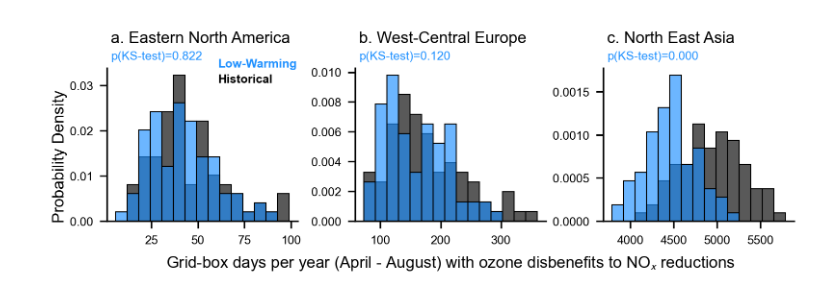
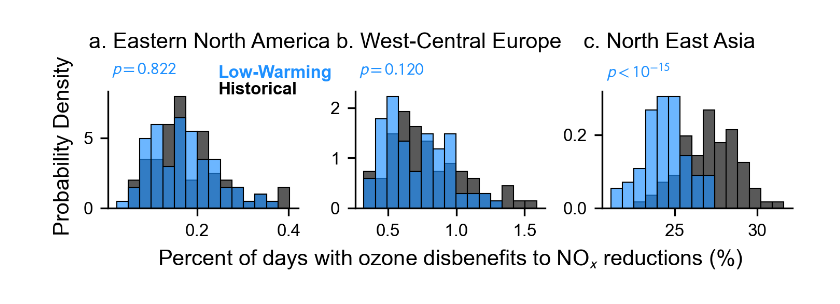
Before and after one commit to emmleroy/future-climate-ozone-sensitivity, a Jupyter notebook: figures_paper/Fig2_and_S4_new.ipynb, the cells around one changed output. Saved outputs shown, nothing was run; the diff lists cells and outputs as text; code cells hidden in the pictures.

```diff
--- a/figures_paper/Fig2_and_S4_new.ipynb
+++ b/figures_paper/Fig2_and_S4_new.ipynb
@@ -92,6 +98,8 @@ def plot_histogram(ax, data1, data2, num_bins, title, color2):
     """
     Helper function to plot histograms and calculate KS-test p-value.
     """
+
+    # Histogram
     min_val = min(np.concatenate([data1]).min(), np.concatenate([data2]).min())
     max_val = max(np.concatenate([data1]).max(), np.concatenate([data2]).max())
 
@@ -104,10 +112,20 @@ def plot_histogram(ax, data1, data2, num_bins, title, color2):
 
     # KS-test
     _, pval_ks = stats.ks_2samp(data1, data2)
-    formatted_pval_ks = format(pval_ks, ".3f")
-    ax.text(.02, 1.11, f"p(KS-test)={formatted_pval_ks}", ha='left', va='top',
-            transform=ax.transAxes, color=color2, fontsize=6)
-    ax.text(.02, 1.24, title, ha='left', va='top', transform=ax.transAxes, color='black', fontsize=8)
+
+    def format_pval(pval):
+        if pval < 1e-3:
+            exponent = int(np.floor(np.log10(pval))) + 1  # conservative rounding
+            return f"$p<10^{{{exponent}}}$"
+        else:
+            return f"$p={pval:.3f}$"
+
+    formatted_pval_ks = format_pval(pval_ks)
+    ax.text(.02, 1.25, formatted_pval_ks, ha='left', va='top',
+            transform=ax.transAxes, color=color2, fontsize=8)
+
+    # Title
+    ax.text(-0.1, 1.50, title, ha='left', va='top', transform=ax.transAxes, color='black', fontsize=10)
 # %%
 tools.set_matplotlib_font("Arial")
 
@@ -248,51 +285,53 @@ mpl.rcParams.update({
     'grid.color': 'black',
     'axes.labelcolor': 'black',
     'axes.titlecolor': 'black',
-    'font.size': 8,
-    'axes.titlesize': 8,
-    'axes.labelsize': 6,
-    'xtick.labelsize': 6,
-    'ytick.labelsize': 6,
-    'legend.fontsize': 6,
-    'figure.titlesize': 8
+    'font.size': 10,
+    'axes.titlesize': 10,
+    'axes.labelsize': 8,
+    'xtick.labelsize': 8,
+    'ytick.labelsize': 8,
+    'legend.fontsize': 8,
+    'figure.titlesize': 10
 })
 
-fig = plt.figure(figsize=(5.4, 1.8), dpi=300)
-gs1 = GridSpec(1, 3, top=0.84, bottom=0.25, left=0.09, right=0.97, hspace=0.50, wspace=0.3)
+fig = plt.figure(figsize=(5.0, 1.6), dpi=300)
+gs1 = GridSpec(1, 3, top=0.72, bottom=0.25, left=0.09, right=0.97, hspace=0.50, wspace=0.3)
 ax4 = fig.add_subplot(gs1[0, 0])
 ax5 = fig.add_subplot(gs1[0, 1])
 ax6 = fig.add_subplot(gs1[0, 2])
 
 ###############################################
-# Part 2
+# Part 2: O3 disbenefit days per season - LOW WARMING vs HISTORICAL
+
 axes = [ax4, ax5, ax6]
 titles = [
     "a. Eastern North America", "b. West-Central Europe", "c. North East Asia",
 ]
 datasets = [
     (ENA_present, ENA_futurepol, "dodgerblue"),
     (WCE_present, WCE_futurepol, "dodgerblue"),
     (EAS_present, EAS_futurepol, "dodgerblue"),
 ]
 
 num_bins = 15
 for i, (data1, data2, color2) in enumerate(datasets):
     plot_histogram(axes[i], data1, data2, num_bins, titles[i], color2)
+    axes[i].spines[['right', 'top']].set_visible(False)
+    axes[i].set_ylabel(None)
+    axes[i].tick_params(axis='both', labelsize=8)  # Adjust tick label size
 
-for ax in axes:
-    ax.spines[['right', 'top']].set_visible(False)
-    ax.set_ylabel(None)
-    ax.tick_params(axis='both', labelsize=6)  # Adjust tick label size
-axes[1].set_xlabel("Grid-box days per year (April - August) with ozone disbenefits to NO$_x$ reductions", fontsize=8)
+# Legend
+ax4.text(0.58, 1.22, "Low-Warming", ha='left', va='top', transform=ax4.transAxes, color='dodgerblue', fontsize=8, fontweight='bold')
+ax4.text(0.58, 1.08, "Historical", ha='left', va='top', transform=ax4.transAxes, color='black', fontsize=8, fontweight='bold')
 
-ax4.text(0.58, 1.06, "Low-Warming", ha='left', va='top', transform=ax4.transAxes, color='dodgerblue', fontsize=6, fontweight='bold')
-ax4.text(0.58, 0.96, "Historical", ha='left', va='top', transform=ax4.transAxes, color='black', fontsize=6, fontweight='bold')
+# X-label
+axes[1].set_xlabel("Percent of days with ozone disbenefits to NO$_x$ reductions (%)", fontsize=10)
 
-
+# Y-label
 fig.supylabel(ylabel)
 
 ###############################################
 
 plt.savefig("FigS4_new.png")
 # %% [output]
-[figure, old version]
+[figure, new version]
```
Also changed, not shown: parts of 9 cells of this notebook.
